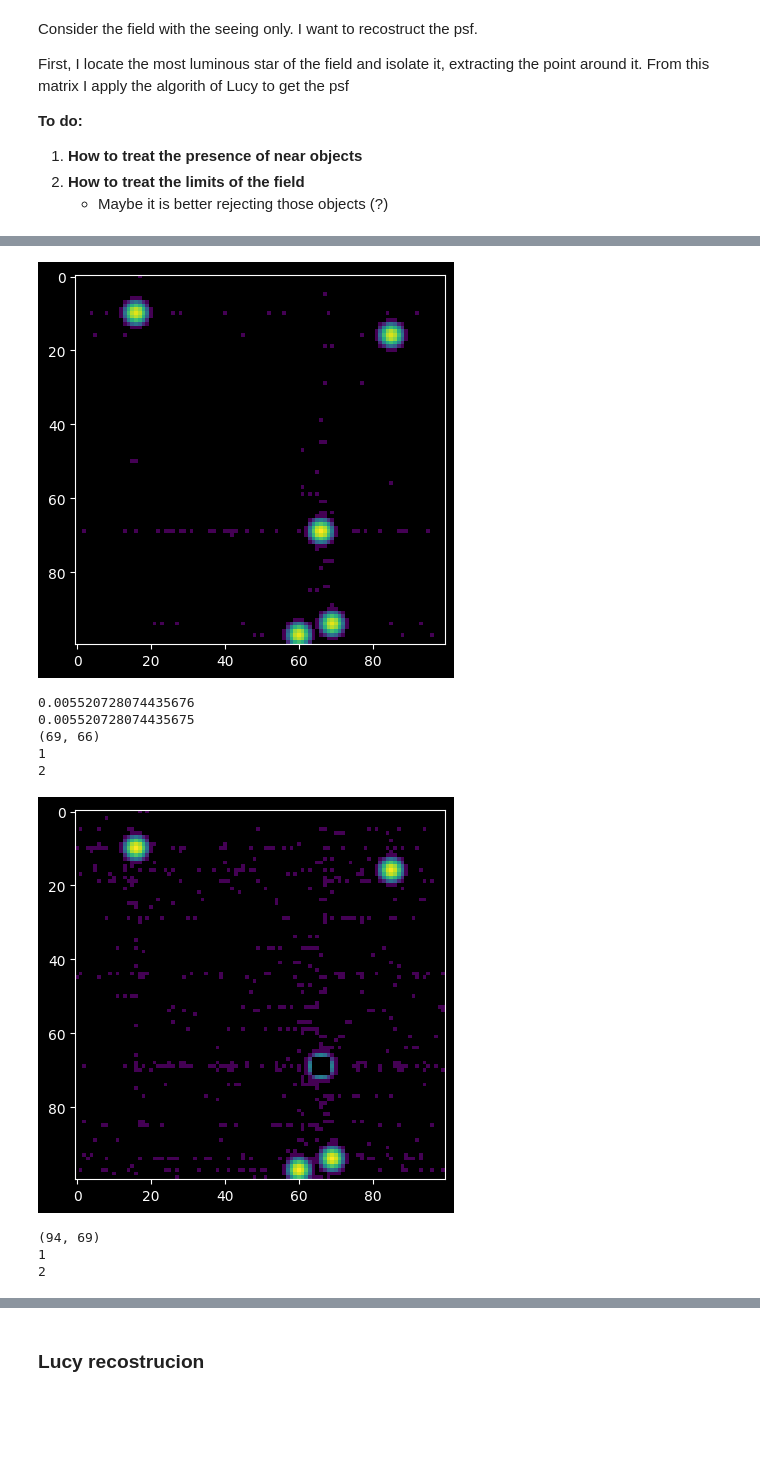
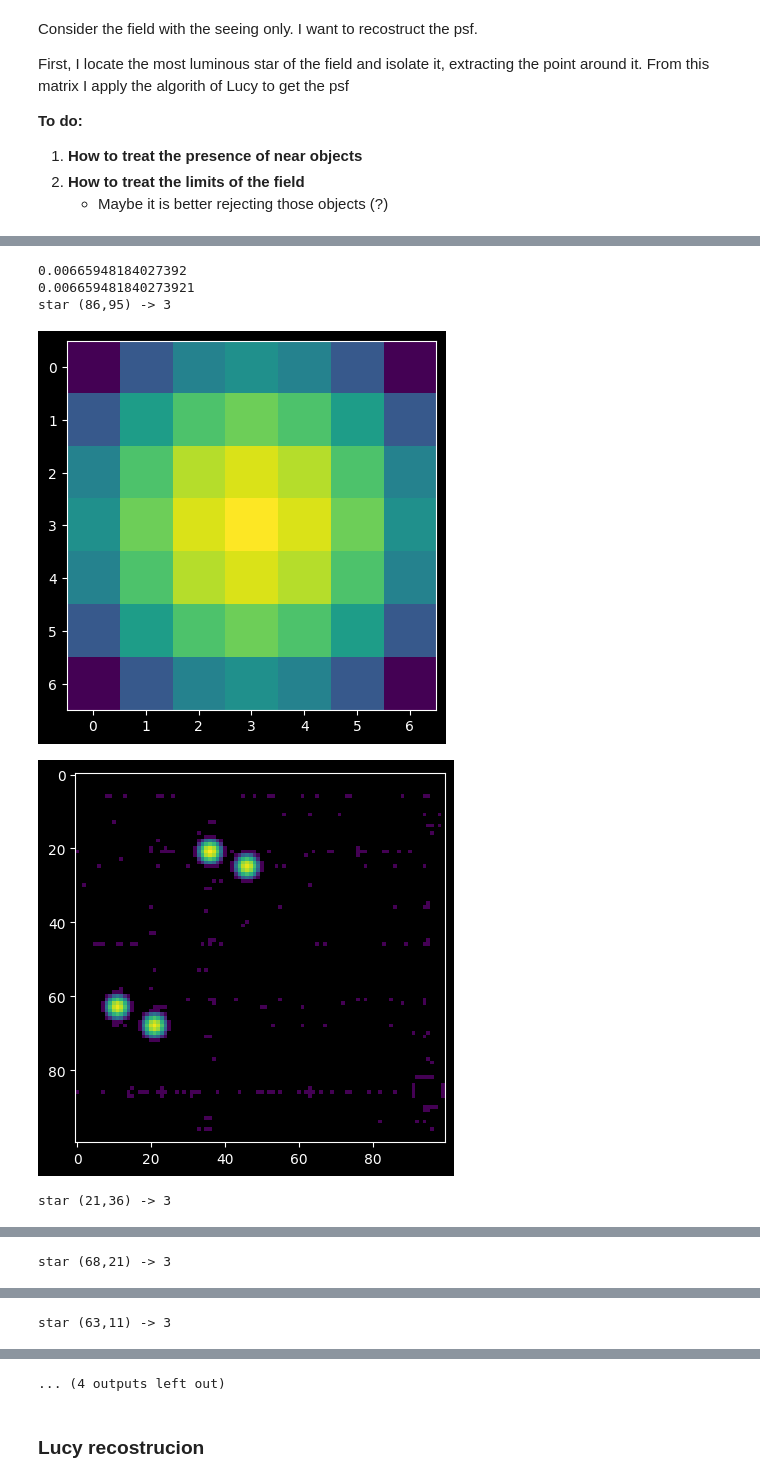
Before and after one commit to 00-berni/proj_2, a Jupyter notebook: notebook/implementation_notebook.ipynb, the cells around one changed output, grey strips where cells are left out. Saved outputs shown, nothing was run; the diff lists cells and outputs as text; code cells hidden in the pictures; blank space fills up the shorter version.

Commit message:
Found a way to treat edges in extraction

```diff
--- a/notebook/implementation_notebook.ipynb
+++ b/notebook/implementation_notebook.ipynb
@@ -623,10 +623,8 @@ plt.show()
     For the recostruction of psf it's usefull only one star,
     for exemple the most luminous one.
 """
-test_field = np.zeros((N,N))
-test_field[:] = F_s[:] #+  noise(det_noise)
-plt.imshow(F_s, norm='log')
-plt.show()
+#test_field = np.zeros((N,N))
+test_field = F_s.copy() #+  noise(det_noise)
 # find the maximum value coordinates
 max_ind = np.unravel_index(np.argmax(test_field, axis=None), test_field.shape)
 
@@ -662,9 +660,8 @@ def approx_width(field: np.ndarray, index: tuple, thr: float = 1e-10) -> int:
     ratio = field[x,y]/max_val
     i = 0
     # take pixels until the threshold
-    while(ratio > thr and i < 2):
+    while(ratio > thr and i < 3 ):
         i += 1
-        print(i)
         if x+i < len(field):
             ratio = field[x+i,y]/max_val
         else:
@@ -681,63 +678,52 @@ def object_isolation(obj: tuple, field: np.ndarray, thr: float = 1e-10) -> np.nd
     :param thr: threshold for `approx_width()` function, defaults to 1e-10
     :type thr: float, optional
     :param dim: size of the field, defaults to `N`
     :type dim: int, optional
 
     :return: the object matrix
     :rtype: np.ndarray
     """
+    dim = len(field)
     # calculate the size of the object
     width = approx_width(field, obj, thr=thr)
     # extract the coordinates
     x, y = obj
-    # make a empty matrix centered in the object and of its size
-    extraction = np.zeros((2*width+1,2*width+1))
     try:
-        extraction = field[x-width : x+width+1, y-width : y+width+1]
-        field[x-width : x+width+1, y-width : y+width+1] = 0.0
+        print(f'star ({x},{y}) -> {width}')
+        extraction = field[x - min(width, x) : x + min(width, dim-1-x) +1, y - min(width, y) : y + min(width, dim-1-y) +1].copy()
+        plt.imshow(extraction, norm='log')
+        plt.show()
+        field[x - min(width, x) : x + min(width, dim-1-x) +1, y - min(width, y) : y + min(width, dim-1-y) +1] = 0.0
+        plt.imshow(field, norm='log')
+        plt.show()
     except:
         #! Parte da studiarci
         print('ci sto pensando')
-    return extraction, field
+    return extraction
 
 
 # test = approx_width(test_field, max_ind)
 # print(test)
 # print(test_field[m_x+test, m_y])
 
-max_index = np.unravel_index(np.argmax(test_field, axis=None), test_field.shape)
-print(max_index)
-thr = 1e-3
-extraction, test_field = object_isolation(max_index, test_field, thr=thr)
+
+thr = 1e-8
+a_extraction = [object_isolation(np.unravel_index(np.argmax(test_field, axis=None), test_field.shape), test_field, thr=thr) for i in range(M)]
 # print(extraction)
-# plt.imshow(extraction, norm='log')
-# plt.show()
 
-plt.imshow(test_field, norm='log')
-plt.show()
-
-max_index = np.unravel_index(np.argmax(test_field, axis=None), test_field.shape)
-print(max_index)
-thr = 1e-3
-extraction, test_field = object_isolation(max_index, test_field, thr=thr)
-# print(extraction)
-# plt.imshow(extraction, norm='log')
-# plt.show()
-
+extraction = a_extraction[0]
 
 # add detector noise, set to 3e-4 (> than background one)
 F_sn += noise(det_noise)
 
-plt.imshow(test_field, norm='log')
+
+
+plt.imshow(F_s, norm='log')
 plt.show()
 # %% [output]
+0.00665948184027392
+0.006659481840273921
+star (86,95) -> 3
-[figure, old version]
+[figure, new version]
-0.005520728074435676
-0.005520728074435675
-(69, 66)
-1
-2
-[figure, old version]
+[figure, new version]
-(94, 69)
-1
-2
+star (21,36) -> 3
@@ -744,0 +732 @@ plt.show()
+star (68,21) -> 3
@@ -744,0 +735 @@ plt.show()
+star (63,11) -> 3
@@ -745,3 +738,4 @@ plt.show()
+... (4 outputs left out)
 # %% [markdown]
 ### Lucy recostrucion
 # %%
```
Also changed, not shown: parts of 9 cells of this notebook.
